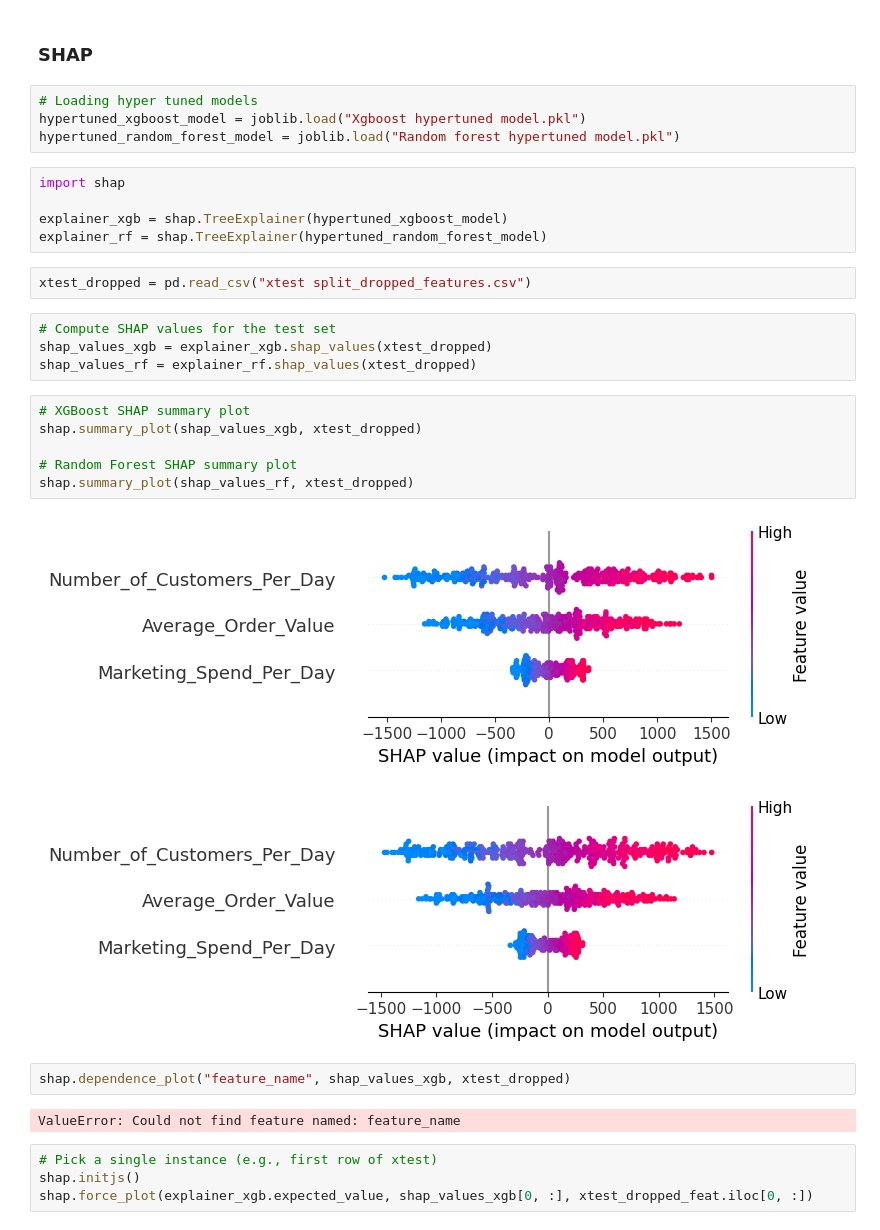
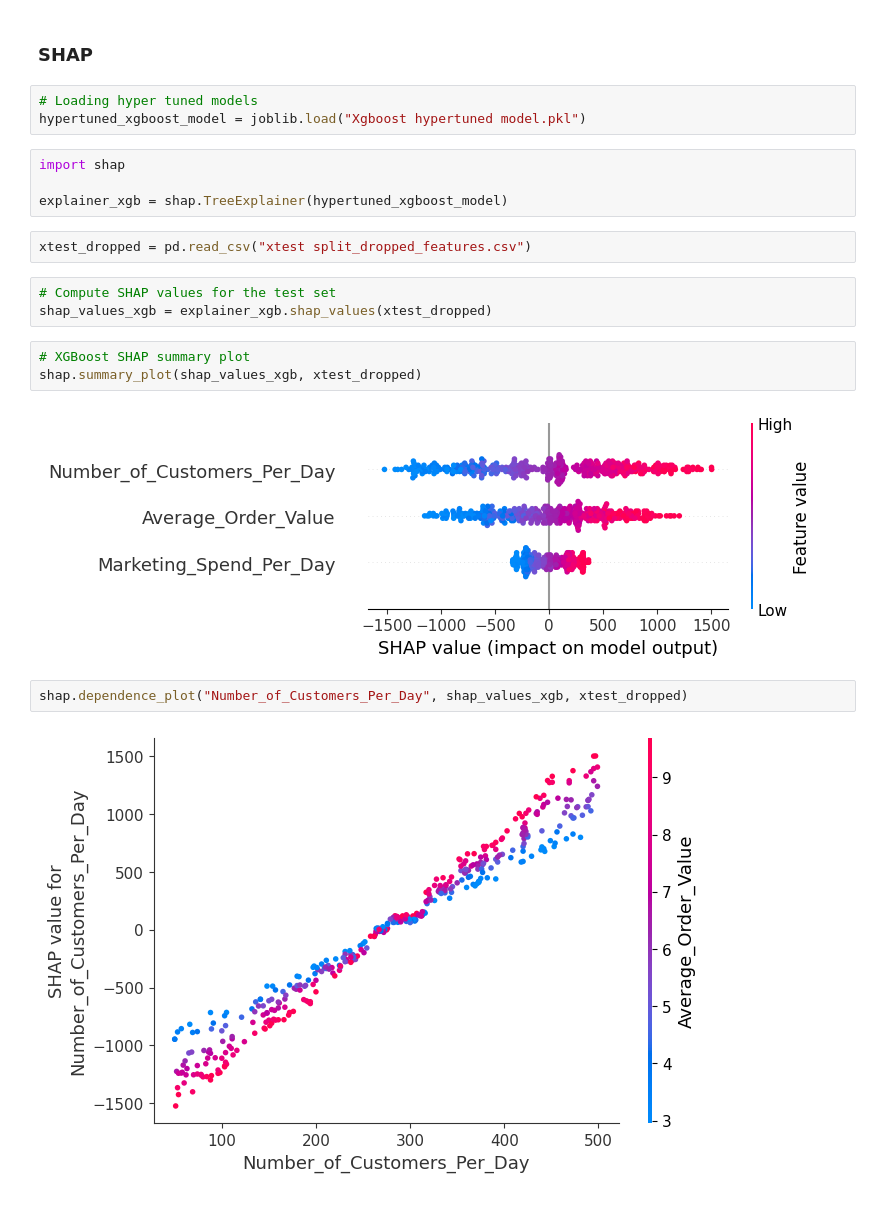
Before and after one commit to Bhushan8287/ML-project-ETL, a Jupyter notebook: notebook/MODEL_TRAINING.ipynb, the cells around one changed output. Saved outputs shown, nothing was run; the diff lists cells and outputs as text.

```diff
--- a/notebook/MODEL_TRAINING.ipynb
+++ b/notebook/MODEL_TRAINING.ipynb
@@ -598,32 +598,21 @@ Model saved as: Knn hypertuned model.pkl
 # %%
 # Loading hyper tuned models
 hypertuned_xgboost_model = joblib.load("Xgboost hypertuned model.pkl")
-hypertuned_random_forest_model = joblib.load("Random forest hypertuned model.pkl")
 # %%
 import shap
 
 explainer_xgb = shap.TreeExplainer(hypertuned_xgboost_model)
-explainer_rf = shap.TreeExplainer(hypertuned_random_forest_model)
 # %%
 xtest_dropped = pd.read_csv("xtest split_dropped_features.csv")
 # %%
 # Compute SHAP values for the test set
 shap_values_xgb = explainer_xgb.shap_values(xtest_dropped)
-shap_values_rf = explainer_rf.shap_values(xtest_dropped)
 # %%
 # XGBoost SHAP summary plot
 shap.summary_plot(shap_values_xgb, xtest_dropped)
-
-# Random Forest SHAP summary plot
-shap.summary_plot(shap_values_rf, xtest_dropped)
 # %% [output]
 [figure]
-[figure, removed]
 # %%
-shap.dependence_plot("feature_name", shap_values_xgb, xtest_dropped)
+shap.dependence_plot("Number_of_Customers_Per_Day", shap_values_xgb, xtest_dropped)
 # %% [output]
-ValueError: Could not find feature named: feature_name
+[figure, added]
-# %%
-# Pick a single instance (e.g., first row of xtest)
-shap.initjs()
-shap.force_plot(explainer_xgb.expected_value, shap_values_xgb[0, :], xtest_dropped_feat.iloc[0, :])
```
Also changed, not shown: parts of 4 cells of this notebook, 1 other file.
